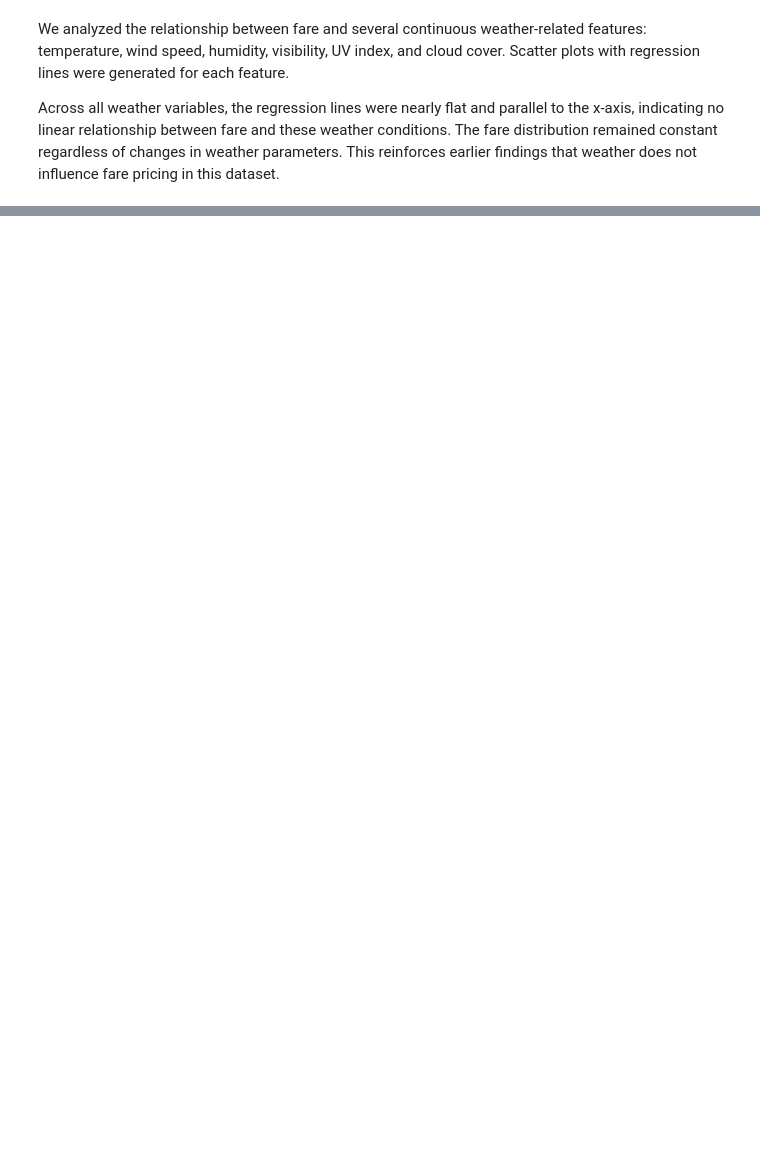
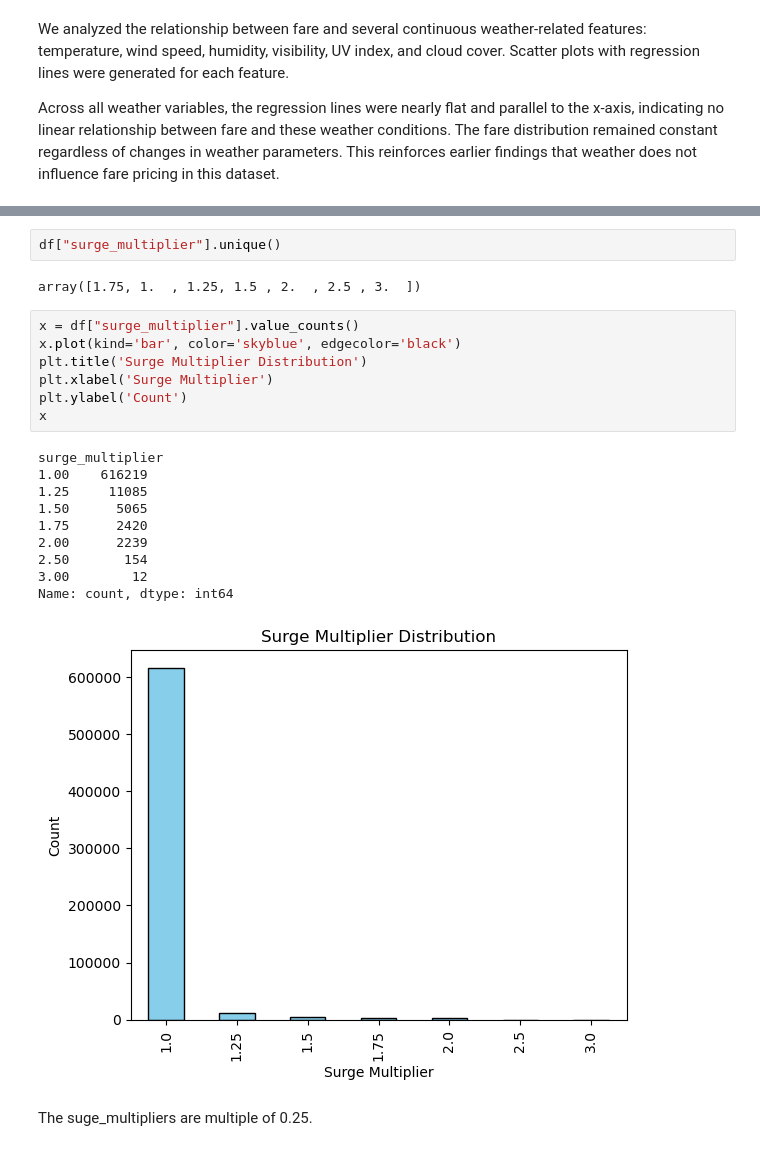
Before and after one commit to Mahir-Uddin0/Uber-Fare-Prediction, a Jupyter notebook: Notebooks/EDA.ipynb, the cells around one changed output, grey strips where cells are left out. Cells and saved outputs as stored; diff of their text form; blank space fills up the shorter version.

Commit message:
Explore Surge Multiplier

```diff
--- a/Notebooks/EDA.ipynb
+++ b/Notebooks/EDA.ipynb
@@ -645,0 +578,24 @@ Are shared rides cheaper and shorter?
+# %%
+df["surge_multiplier"].unique()
+# %% [output]
+array([1.75, 1.  , 1.25, 1.5 , 2.  , 2.5 , 3.  ])
+# %%
+x = df["surge_multiplier"].value_counts()
+x.plot(kind='bar', color='skyblue', edgecolor='black')
+plt.title('Surge Multiplier Distribution')
+plt.xlabel('Surge Multiplier')
+plt.ylabel('Count')
+x
+# %% [output]
+surge_multiplier
+1.00    616219
+1.25     11085
+1.50      5065
+1.75      2420
+2.00      2239
+2.50       154
+3.00        12
+Name: count, dtype: int64
+[figure, added]
+# %% [markdown]
+The suge_multipliers are multiple of 0.25.
```
Also changed, not shown: parts of 38 cells of this notebook.
